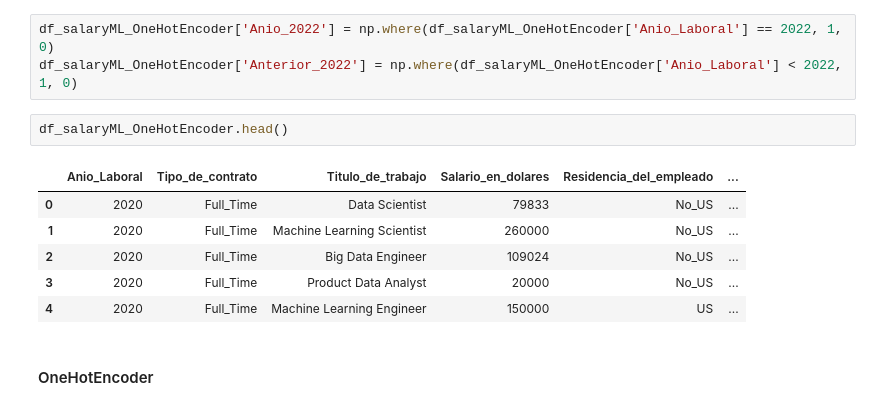
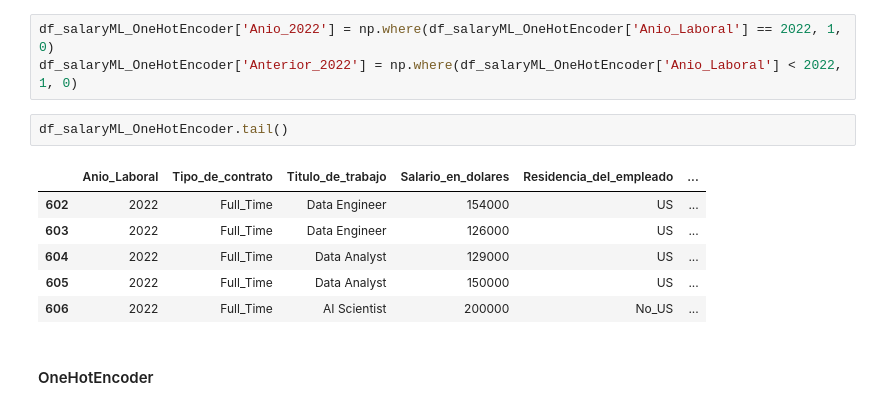
Before and after one commit to lenase0077/Proyectos-Machine-Learning, a Jupyter notebook: Proyecto DataScience Salaries/Leandro_Serrano_EntregaEDAFINAL1.1.ipynb, the cells around one changed output. Drawn from its saved outputs; the diff is of its cells as text.

```diff
--- a/Proyecto DataScience Salaries/Leandro_Serrano_EntregaEDAFINAL1.1.ipynb
+++ b/Proyecto DataScience Salaries/Leandro_Serrano_EntregaEDAFINAL1.1.ipynb
@@ -243,14 +243,14 @@ df_salaryML_OneHotEncoder = df_salaryML_OneHotEncoder.drop('Nivel_de_experiencia
 df_salaryML_OneHotEncoder['Anio_2022'] = np.where(df_salaryML_OneHotEncoder['Anio_Laboral'] == 2022, 1, 0)
 df_salaryML_OneHotEncoder['Anterior_2022'] = np.where(df_salaryML_OneHotEncoder['Anio_Laboral'] < 2022, 1, 0)
 # %%
-df_salaryML_OneHotEncoder.head()
+df_salaryML_OneHotEncoder.tail()
 # %% [output]
 |  | Anio_Laboral | Tipo_de_contrato | Titulo_de_trabajo | Salario_en_dolares | Residencia_del_empleado | ... |
-| 0 | 2020 | Full_Time | Data Scientist | 79833 | No_US | ... |
-| 1 | 2020 | Full_Time | Machine Learning Scientist | 260000 | No_US | ... |
-| 2 | 2020 | Full_Time | Big Data Engineer | 109024 | No_US | ... |
-| 3 | 2020 | Full_Time | Product Data Analyst | 20000 | No_US | ... |
-| 4 | 2020 | Full_Time | Machine Learning Engineer | 150000 | US | ... |
+| 602 | 2022 | Full_Time | Data Engineer | 154000 | US | ... |
+| 603 | 2022 | Full_Time | Data Engineer | 126000 | US | ... |
+| 604 | 2022 | Full_Time | Data Analyst | 129000 | US | ... |
+| 605 | 2022 | Full_Time | Data Analyst | 150000 | US | ... |
+| 606 | 2022 | Full_Time | AI Scientist | 200000 | No_US | ... |
 # %% [markdown]
 #### OneHotEncoder
 # %%
```
Also changed, not shown: parts of 16 cells of this notebook.
